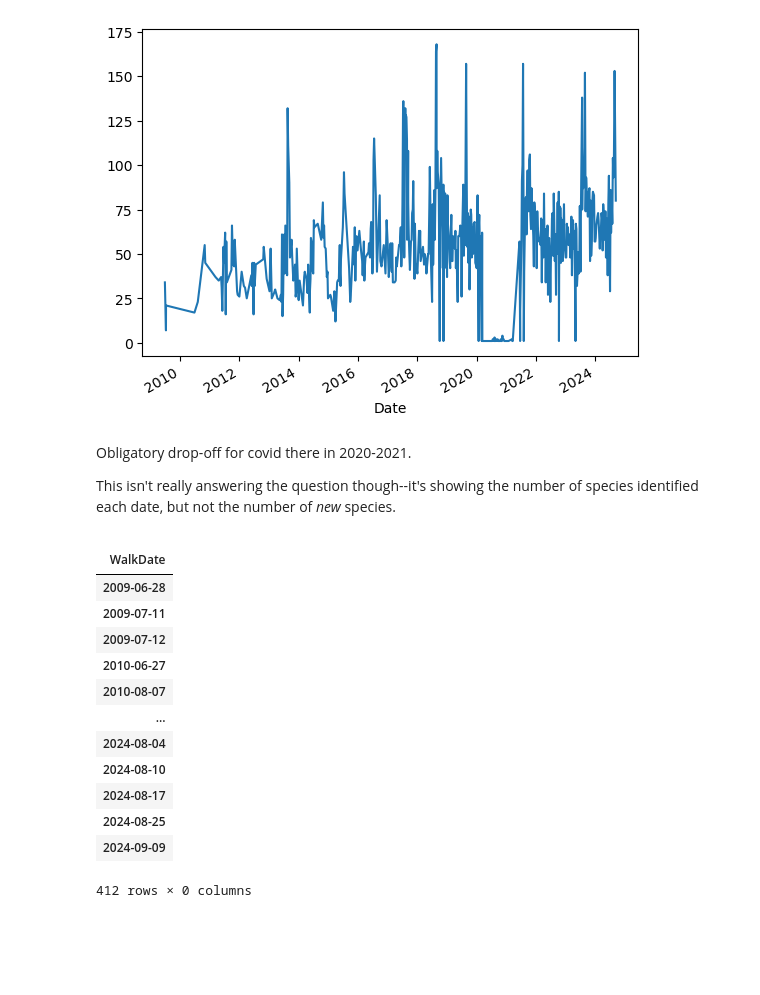
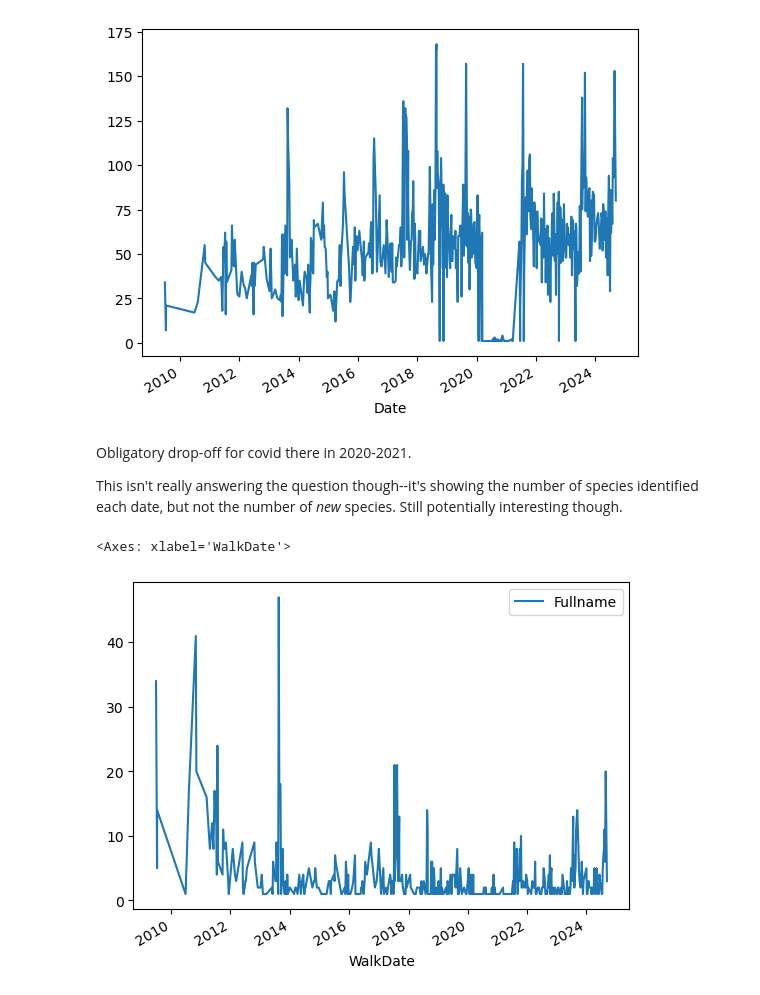
Before and after one commit to newyorkmyc/walks-list, a Jupyter notebook: new_species.ipynb, the cells around one changed output. Saved outputs shown, nothing was run; the diff lists cells and outputs as text; code cells hidden in the pictures; blank space fills up the shorter version.

Commit message:
Add basic new species accumulation curve

```diff
--- a/new_species.ipynb
+++ b/new_species.ipynb
@@ -84,23 +87,17 @@ observations.groupby('Date')['Species'].nunique().plot()
 # %% [markdown]
 Obligatory drop-off for covid there in 2020-2021.
 
-This isn't really answering the question though--it's showing the number of species identified each date, but not the number of *new* species.
+This isn't really answering the question though--it's showing the number of species identified each date, but not the number of *new* species. Still potentially interesting though.
 # %%
 observations['Fullname'] = observations['Genus'].str.strip() + ', ' + observations['Species'].str.strip()
 # %%
-pd.DataFrame(observations.groupby('Fullname').min()['WalkDate']).groupby('WalkDate').count()
+(pd.DataFrame(observations
+             .groupby('Fullname')
+             .min()['WalkDate'])
+ .reset_index()
+ .groupby('WalkDate')
+ .count()
+).plot()
 # %% [output]
-|  |
-| WalkDate |
-| 2009-06-28 |
-| 2009-07-11 |
-| 2009-07-12 |
-| 2010-06-27 |
-| 2010-08-07 |
-| ... |
-| 2024-08-04 |
-| 2024-08-10 |
-| 2024-08-17 |
-| 2024-08-25 |
-| 2024-09-09 |
-412 rows × 0 columns
+<Axes: xlabel='WalkDate'>
+[figure, added]
```
Also changed, not shown: parts of 4 cells of this notebook, 1 other file.
